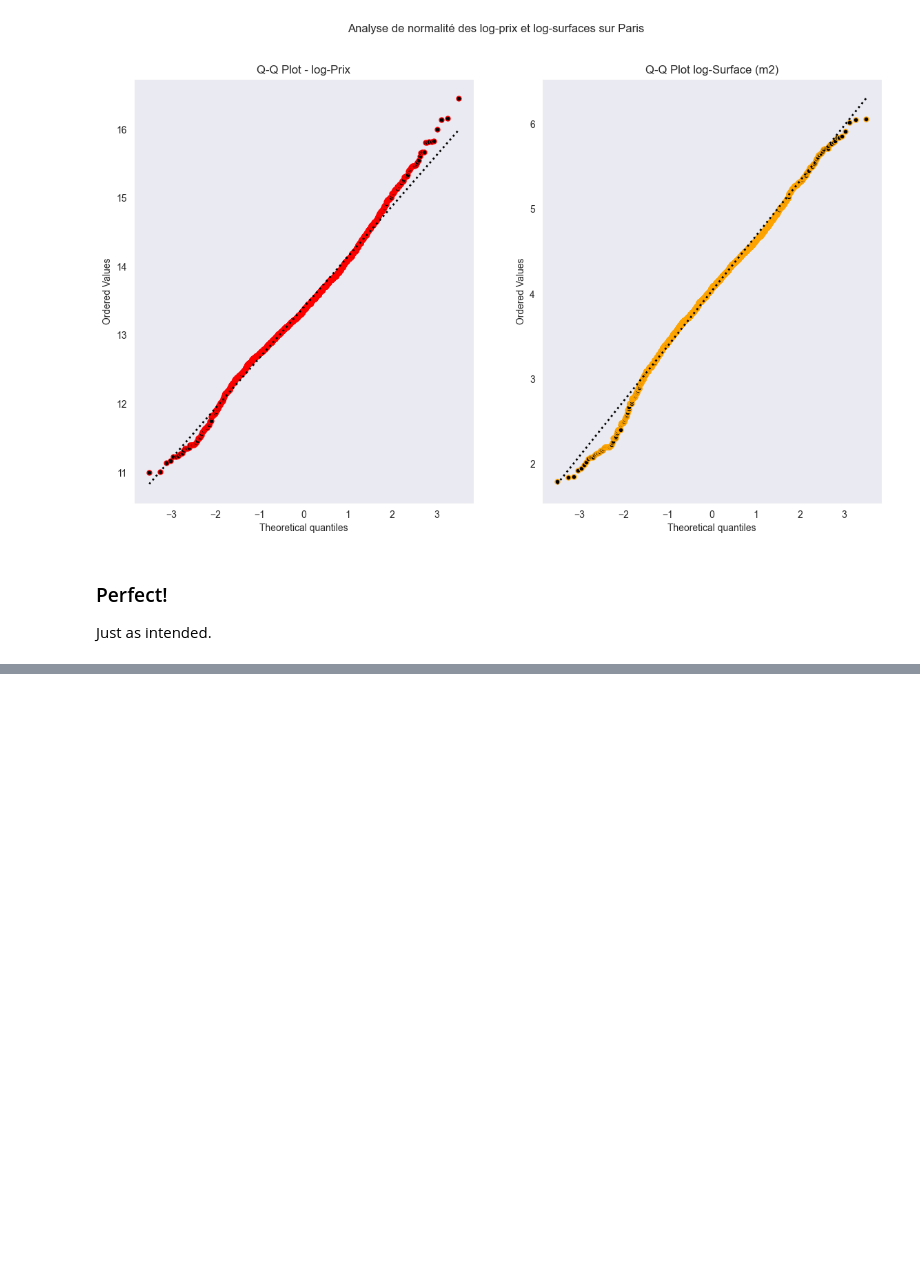
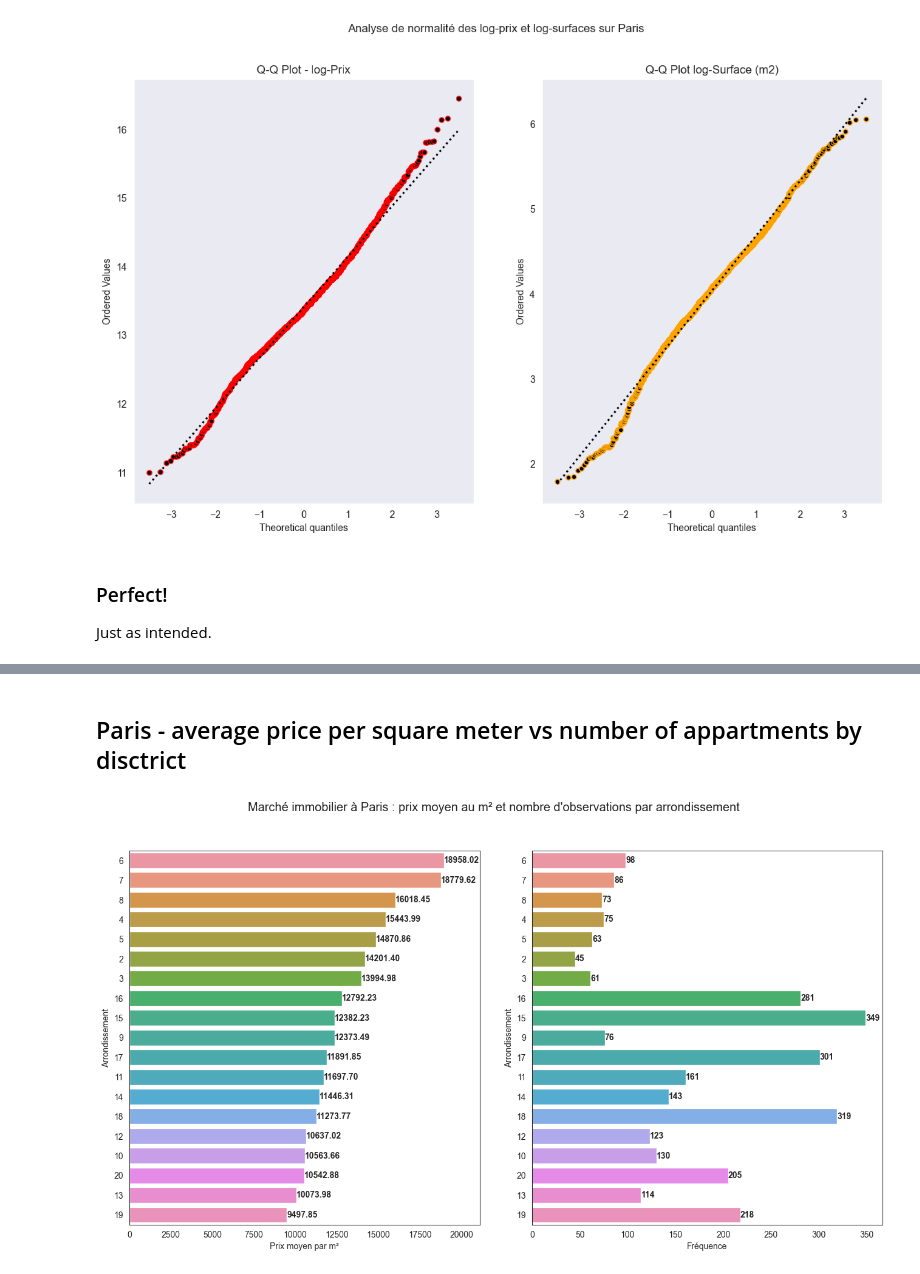
Before and after one commit to NichitaCP/RE, a Jupyter notebook: EDA.ipynb, the cells around one changed output, grey strips where cells are left out. Cells and saved outputs as stored; diff of their text form; code cells hidden in the pictures; blank space fills up the shorter version.

```diff
--- a/EDA.ipynb
+++ b/EDA.ipynb
@@ -243,0 +254,4 @@ Just as intended.
+# %%
+df_paris['arr'] = df_paris['arr'].astype('category')
+df_paris['arr'] = df_paris['arr'].cat.remove_unused_categories()
+result = df_paris.groupby('arr')['prix_m2'].mean().reset_index().sort_values('prix_m2', ascending=False)
@@ -243,0 +278,21 @@ Just as intended.
+# %% [markdown]
+## Paris - average price per square meter vs number of appartments by disctrict
+# %%
+sns.set_style('white')
+fig, axs = plt.subplots(ncols=2, figsize=(16, 8))
+sns.barplot(data=df_paris, x='prix_m2', y='arr', errwidth=0, order=result['arr'], ax=axs[0])
+axs[0].set(xlabel='Prix moyen par m²', ylabel='Arrondissement')
+for i in axs[0].containers:
+    axs[0].bar_label(i, labels=[f"{h.get_width():.2f}" for h in i], label_type='edge', fontsize=10, fontweight='bold')
+
+sns.countplot(data=df_paris, y='arr', order=result['arr'], ax=axs[1])
+axs[1].set(xlabel='Fréquence', ylabel='Arrondissement')
+for i in axs[1].containers:
+    axs[1].bar_label(i, labels=[f"{h.get_width():.0f}" for h in i], label_type='edge', fontsize=10, fontweight='bold')
+plt.subplots_adjust(wspace=0.15)
+plt.rc("axes", labelweight="bold")
+plt.suptitle("Marché immobilier à Paris : prix moyen au m² et nombre d'observations par arrondissement",
+             fontsize='x-large')
+plt.show()
+# %% [output]
+[figure, added]
```
Also changed, not shown: parts of 42 cells of this notebook.
